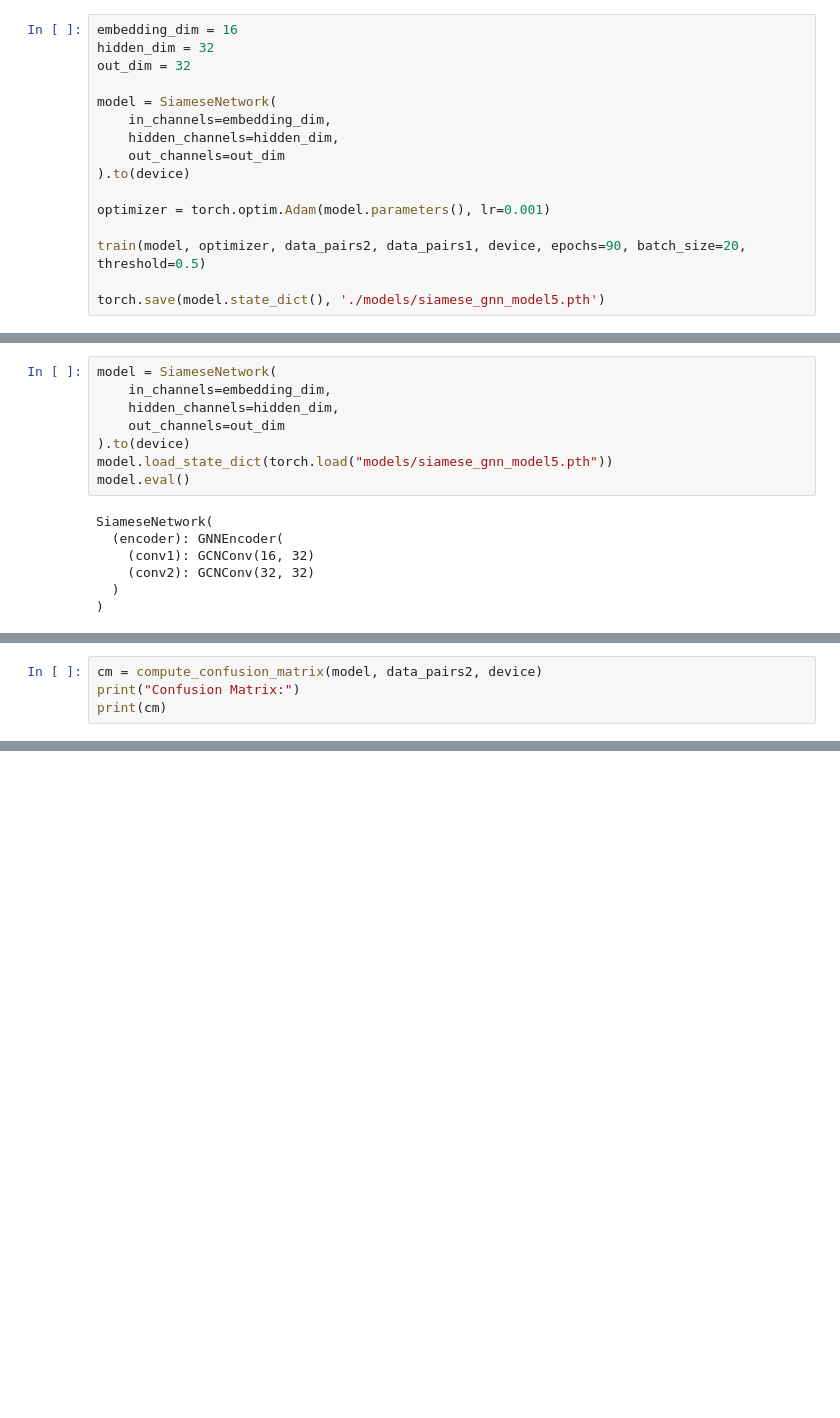
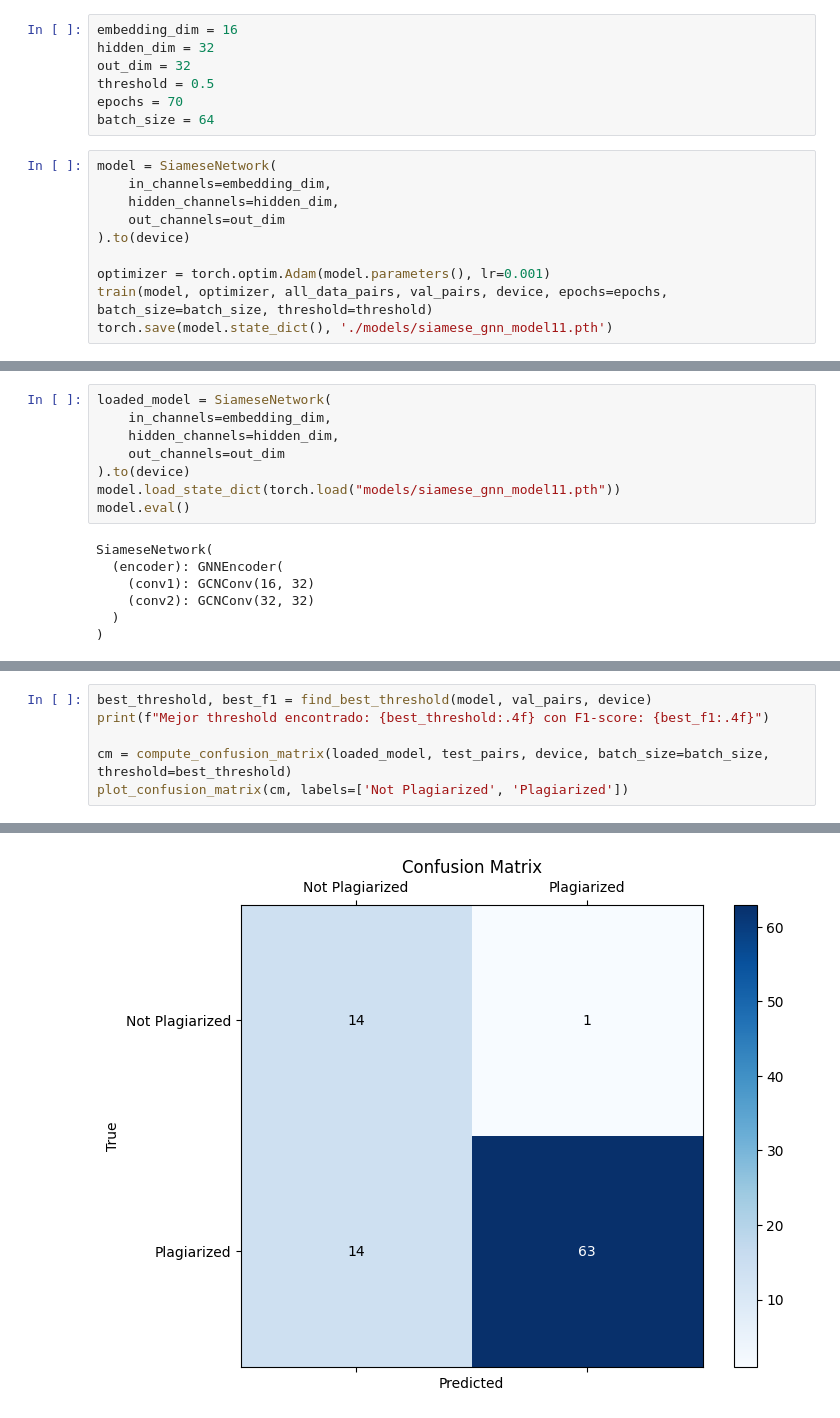
Before and after one commit to ricardo020202/plagiarism-detector, a Jupyter notebook: siamese.ipynb, the cells around one changed output, grey strips where cells are left out. Drawn from its saved outputs; the diff is of its cells as text; blank space fills up the shorter version.

```diff
--- a/siamese.ipynb
+++ b/siamese.ipynb
@@ -258,11 +265,14 @@ device = torch.device('cuda' if torch.cuda.is_available() else 'cpu')
 print(f"Using device: {device}")
 # %% [output]
 Using device: cuda
+# %%
+embedding_dim = 16
+hidden_dim = 32
+out_dim = 32
+threshold = 0.5
+epochs = 70
+batch_size = 64
 # %%
-embedding_dim = 16
-hidden_dim = 32
-out_dim = 32
-
 model = SiameseNetwork(
     in_channels=embedding_dim,
     hidden_channels=hidden_dim,
@@ -270,9 +280,7 @@ model = SiameseNetwork(
 ).to(device)
 
 optimizer = torch.optim.Adam(model.parameters(), lr=0.001)
-
-train(model, optimizer, data_pairs2, data_pairs1, device, epochs=90, batch_size=20, threshold=0.5)
-
-torch.save(model.state_dict(), './models/siamese_gnn_model5.pth')
+train(model, optimizer, all_data_pairs, val_pairs, device, epochs=epochs, batch_size=batch_size, threshold=threshold)
+torch.save(model.state_dict(), './models/siamese_gnn_model11.pth')
 # %% [output]
 Epoch 1
@@ -295,12 +303,12 @@ Epoch 90
 # %% [markdown]
 <h3>Evaluation</h3>
 # %%
-model = SiameseNetwork(
+loaded_model = SiameseNetwork(
     in_channels=embedding_dim,
     hidden_channels=hidden_dim,
     out_channels=out_dim
 ).to(device)
-model.load_state_dict(torch.load("models/siamese_gnn_model5.pth"))
+model.load_state_dict(torch.load("models/siamese_gnn_model11.pth"))
 model.eval()
 # %% [output]
 SiameseNetwork(
@@ -337,5 +394,7 @@ def compute_confusion_matrix(model, dataset, device, batch_size=20, threshold=0.
 # %%
-cm = compute_confusion_matrix(model, data_pairs2, device)
-print("Confusion Matrix:")
-print(cm)
+best_threshold, best_f1 = find_best_threshold(model, val_pairs, device)
+print(f"Mejor threshold encontrado: {best_threshold:.4f} con F1-score: {best_f1:.4f}")
+
+cm = compute_confusion_matrix(loaded_model, test_pairs, device, batch_size=batch_size, threshold=best_threshold)
+plot_confusion_matrix(cm, labels=['Not Plagiarized', 'Plagiarized'])
 # %% [output]
@@ -344,0 +402 @@ Confusion Matrix:
+[figure, added]
```
Also changed, not shown: parts of 6 cells of this notebook, 2 other files.
